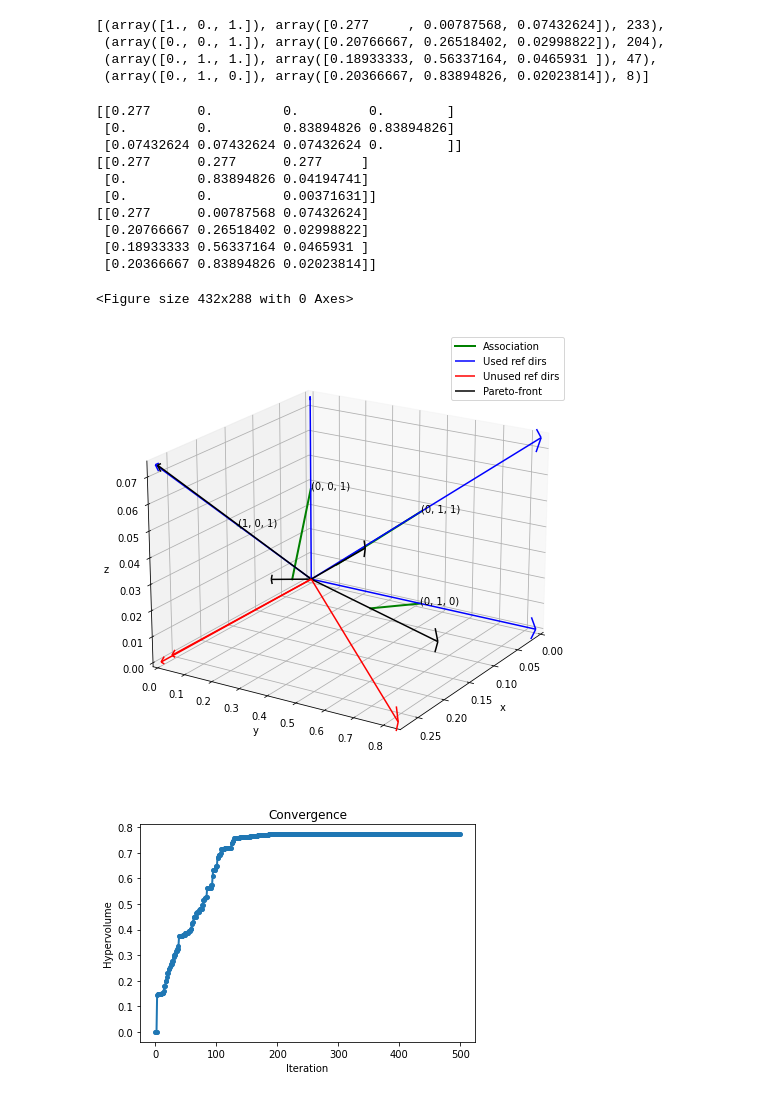
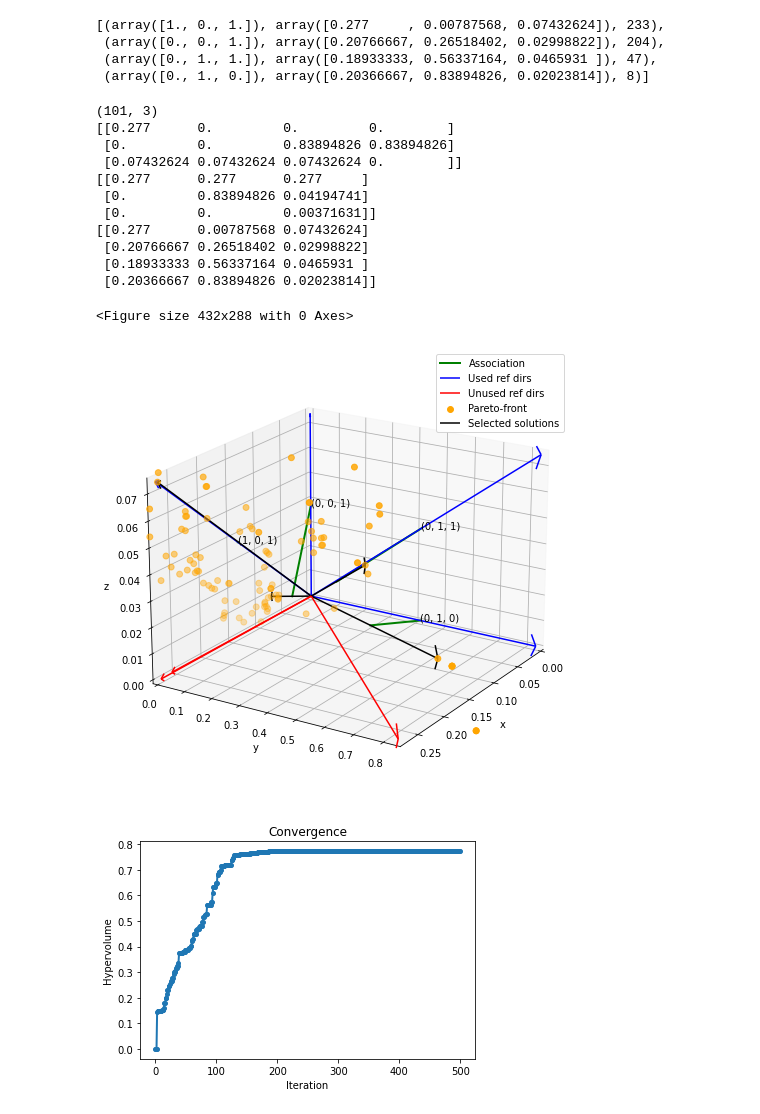
Before and after one commit to arjunroyihrpa/MFPB, a Jupyter notebook: Mult-Fair_Pareto_Boosting/Multi_Fair survival new.ipynb, the cells around one changed output. Saved outputs shown, nothing was run; the diff lists cells and outputs as text; code cells hidden in the pictures.

Commit message:
Include full pareto front

```diff
--- a/Mult-Fair_Pareto_Boosting/Multi_Fair survival new.ipynb
+++ b/Mult-Fair_Pareto_Boosting/Multi_Fair survival new.ipynb
@@ -73,11 +73,14 @@ clf.preference_direction_to_solution_mapping
 # %%
 import matplotlib.pyplot as plt
 from mpl_toolkits.mplot3d import Axes3D
+import scipy as sp
+import scipy.interpolate
+from matplotlib.tri import Triangulation
 
-def plot_pareto_front(associations, all_preference_vectors=None):
+def plot_pareto_front(associations, all_preference_vectors=None, full_pareto_front=None):
     plt.clf()
 
-    pareto_front = np.row_stack([r[1] for r in associations])
+    final_selected_solutions = np.row_stack([r[1] for r in associations])
 
     used_ref_dirs = np.row_stack([r[0] for r in associations])
     unused_ref_dirs = []
@@ -93,9 +96,16 @@ def plot_pareto_front(associations, all_preference_vectors=None):
 
     fig = plt.figure(figsize=(8,10))
     ax = fig.add_subplot(111, projection='3d')
-    scale_factor_x = 1.0 / max(pareto_front[:,0])
-    scale_factor_y = 1.0 / max(pareto_front[:,1])
-    scale_factor_z = 1.0 / max(pareto_front[:,2])
+
+    # if we use final_selected_solutions for the max instead of
+    # pareto_front, then we focus on the selected solutions, but
+    # some of the complete pareto_front are not shown in the plot!
+    # I think it makes sense this way though
+    scale_factor_x = 1.0 / max(final_selected_solutions[:,0])
+    scale_factor_y = 1.0 / max(final_selected_solutions[:,1])
+    scale_factor_z = 1.0 / max(final_selected_solutions[:,2])
+
+    #scale_factor_x, scale_factor_y, scale_factor_z = (1.0,1.0,1.0)
 
     orig_used_ref_dirs = used_ref_dirs.copy().T
 
@@ -135,43 +145,74 @@ def plot_pareto_front(associations, all_preference_vectors=None):
         x,y,z = row
         label = '(%d, %d, %d)' % (x, y, z)
         xx, yy, zz = used_ref_dirs.T[i,:] / 2
         ax.text(xx, yy, zz, label)
 
-    print(pareto_front)
-    pareto_front = pareto_front.T
-    #ax.scatter(xs=pareto_front[:,0],ys=pareto_front[:,1],zs=pareto_front[:,2],label="Pareto-front",
+    ax.scatter(xs=full_pareto_front[:,0],ys=full_pareto_front[:,1],zs=full_pareto_front[:,2],label="Pareto-front",
+               color="orange", s=35, zorder=1)
+
+    #x,y,z = full_pareto_front.T
+    #triang = Triangulation(x,y)
+    #ax.plot_trisurf(triang, z, color='green', shade=True, alpha=0.5)
+
+    """
+    x_grid = np.linspace(0, max(final_selected_solutions[:,0]), 1*len(x))
+    y_grid = np.linspace(0, max(final_selected_solutions[:,1]), 1*len(y))
+    X, Y = np.meshgrid(x_grid, y_grid, indexing='xy')
+    spline = sp.interpolate.Rbf(x,y,z,function='thin_plate',smooth=0.1)#, episilon=5)
+    Z = spline(X,Y)
+    ax.plot_surface(X, Y, Z, rstride=1, cstride=1,
+                    cmap='winter', edgecolor='none')
+    """
+    """
+    x_grid = np.linspace(0, max(final_selected_solutions[:,0]), 1*len(x))
+    y_grid = np.linspace(0, max(final_selected_solutions[:,1]), 1*len(y))
+    B1, B2 = np.meshgrid(x_grid, y_grid, indexing='xy')
+    Z = np.zeros((x.size, z.size))
+    spline = sp.interpolate.Rbf(x,y,z,function='thin_plate',smooth=0.1)#, episilon=5)
+    Z = spline(B1,B2)
+    ax.plot_wireframe(B1, B2, Z, zorder=1)
+    ax.plot_surface(B1, B2, Z,alpha=0.2,zorder=1)
+    """
+
+    print(final_selected_solutions)
+    final_selected_solutions = final_selected_solutions.T
+    #ax.scatter(xs=final_selected_solutions[:,0],ys=final_selected_solutions[:,1],zs=final_selected_solutions[:,2],label="Pareto-front",
     #           color="k", s=35)
-    x, y, z = np.zeros((3,pareto_front.shape[1]))
-    u, v, w = pareto_front
+    x, y, z = np.zeros((3,final_selected_solutions.shape[1]))
+    u, v, w = final_selected_solutions
     ax.quiver(x,y,z,u,v,w,arrow_length_ratio=ratio,
-              color="black", label="Pareto-front", zorder=1)
+              color="black", label="Selected solutions", zorder=2)
 
-    for i, row in enumerate(pareto_front.T):
+    for i, row in enumerate(final_selected_solutions.T):
         associated_vector = used_ref_dirs.T[i,:]
         x,y,z = row / 2
         xx,yy,zz = associated_vector / 2
-        ax.plot([x,xx],[y,yy],[z,zz],color="green",linewidth=2, label="Association" if i==0 else None)
+        ax.plot([x,xx],[y,yy],[z,zz],color="green",linewidth=2, label="Association" if i==0 else None, zorder=2)
 
 
 
     plt.legend()
     plt.savefig("pareto_front_with_ref_dirs.pdf")
     plt.show()
 
-plot_pareto_front(clf.preference_direction_to_solution_mapping, np.array(clf.preference))
+full_pareto_front = np.array(list(clf.PF.values()))
+print(full_pareto_front.shape)
+
+plot_pareto_front(clf.preference_direction_to_solution_mapping, np.array(clf.preference), full_pareto_front)
 # %% [output]
+(101, 3)
 [[0.277      0.         0.         0.        ]
  [0.         0.         0.83894826 0.83894826]
  [0.07432624 0.07432624 0.07432624 0.        ]]
 [[0.277      0.277      0.277     ]
  [0.         0.83894826 0.04194741]
  [0.         0.         0.00371631]]
 [[0.277      0.00787568 0.07432624]
  [0.20766667 0.26518402 0.02998822]
  [0.18933333 0.56337164 0.0465931 ]
  [0.20366667 0.83894826 0.02023814]]
 <Figure size 432x288 with 0 Axes>
-[figure, old version]
+[figure, new version]
 # %%
 from pymoo.performance_indicator.hv import Hypervolume
 
```
Also changed, not shown: 1 other file.
